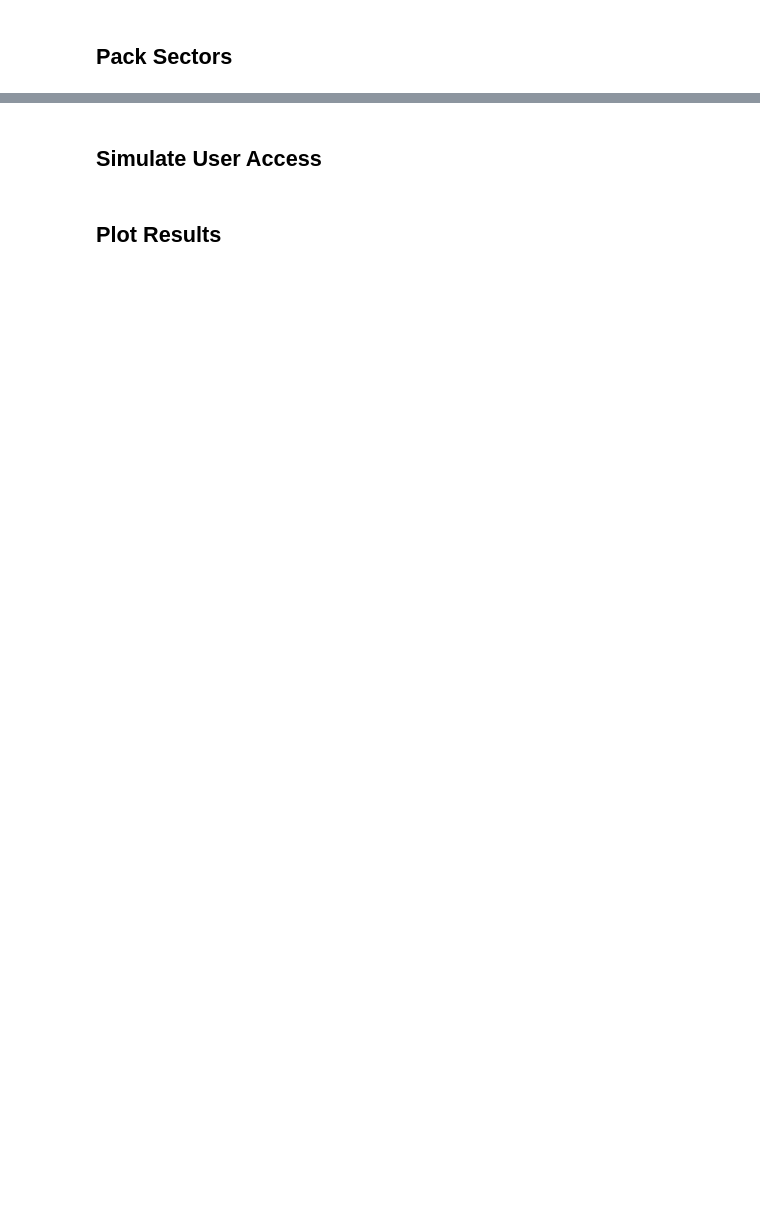
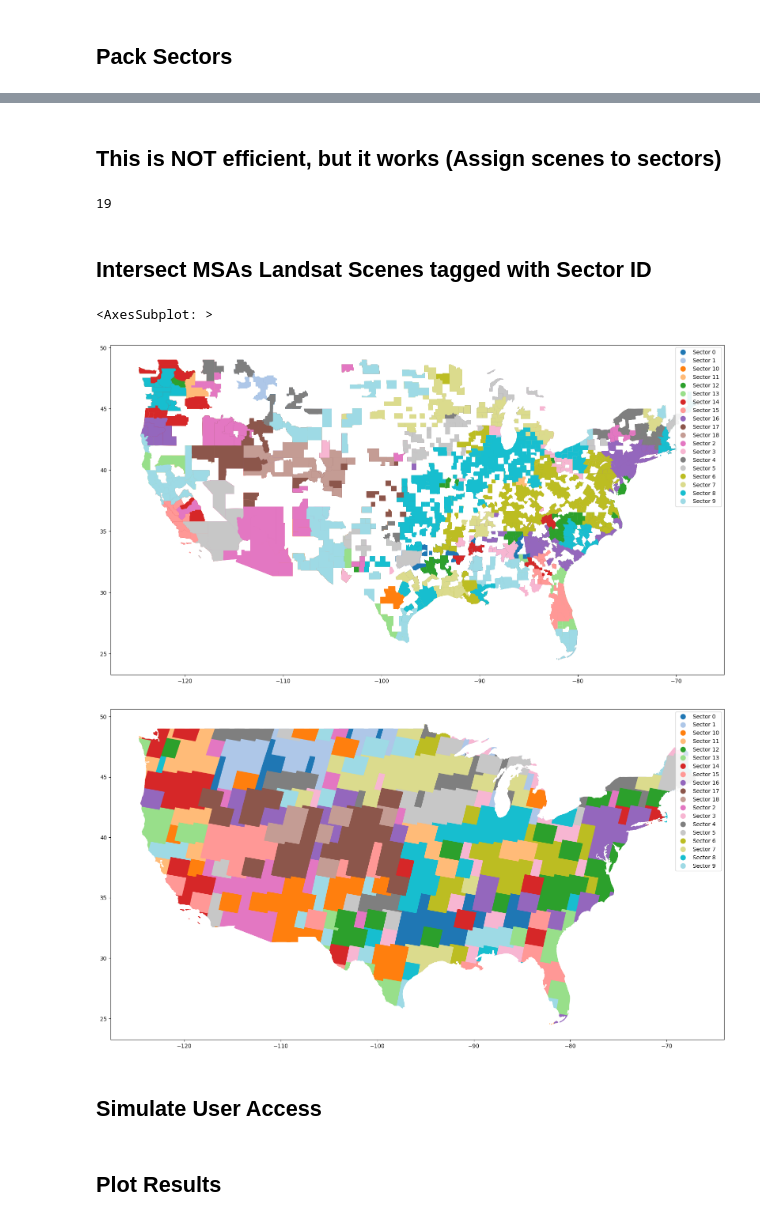
Before and after one commit to easierdata/easier, a Jupyter notebook: code/Pynotebooks/user_access_simulation.ipynb, the cells around one changed output, grey strips where cells are left out. Drawn from its saved outputs; the diff is of its cells as text; code cells hidden in the pictures; blank space fills up the shorter version.

```diff
--- a/code/Pynotebooks/user_access_simulation.ipynb
+++ b/code/Pynotebooks/user_access_simulation.ipynb
@@ -58,20 +59,2 @@ sector_packing_method = "random-greedy" # "random-greedy" or "sequential"
 # %% [markdown]
 ## Pack Sectors
-# %%
-scenes = landsat_scenes_clipped[["PATH", "ROW"]].values # Only need the path and row to identify a scene
-tree = KDTree(scenes)
-
-car_scenes = [] # Each car will have a list of scenes that will be used to pack it. len(car_scenes) = scenes / 25
-scene = random.choice(scenes)
-
-while True: # Keep packing as long as there are still scenes left
-    k_nearest_neighbors = tree.query(scene, k=25) # Pack each CAR file with 25 scenes
-    try:
-        scenes_to_pack = [scenes[i] for i in k_nearest_neighbors[1]]
-        car_scenes.append(scenes_to_pack)
-    except IndexError:
-        car_scenes.append(scenes) # If there are less than 25 scenes left, just pack the rest
-        break
-    scenes = [v for i, v in enumerate(scenes) if i not in k_nearest_neighbors[1]] # Remove the scenes that were packed into the CAR file
-    tree = KDTree(scenes) # Rebuild tree with nearest neighbors removed
-    scene = random.choice(scenes)
@@ -82,3 +89,37 @@ NameError: name 'plt' is not defined
+# %% [markdown]
+## This is NOT efficient, but it works (Assign scenes to sectors)
+# %%
+def array_present_in_array(array, array_to_check):
+    """Check if an array is present in another array"""
+    if (array == array_to_check).all(1).any():
+        return True
+
+add_sector_to_scene = landsat_scenes_clipped_with_sectors.copy()
+for sector in car_scenes.items():
+    for row in add_sector_to_scene.itertuples():
+        if sector[0] == "Sector 17" and row.PATH == 32 and row.ROW == 32:
+            pass
+        if array_present_in_array(np.array([row.PATH, row.ROW]), sector[1]):
+            add_sector_to_scene.at[row.Index, "Sector"] = sector[0]
+# %%
+"""
+The last CAR file will often have less than 25 scenes that are not necessarily neighbors. This is because the last CAR file will be packed with the remaining scenes.
+"""
+print(len(car_scenes))
+# %% [output]
+19
+# %% [markdown]
+## Intersect MSAs Landsat Scenes tagged with Sector ID
+# %%
+msa_boundaries_intersect= gpd.sjoin(msa_boundaries, add_sector_to_scene, how="inner", op="intersects").sort_values(by="Sector")
+# %%
+# Plot the MSAs and the number of sectors in each MSA
+msa_boundaries_intersect.plot(column="Sector", figsize=(20, 20), cmap='tab20', legend=True)
+add_sector_to_scene.plot(column="Sector", figsize=(20, 20), cmap='tab20', legend=True)
+# %% [output]
+<AxesSubplot: >
+[figure, added]
+[figure, added]
 # %% [markdown]
 ## Simulate User Access
 # %% [markdown]
```
Also changed, not shown: parts of 24 cells of this notebook.
